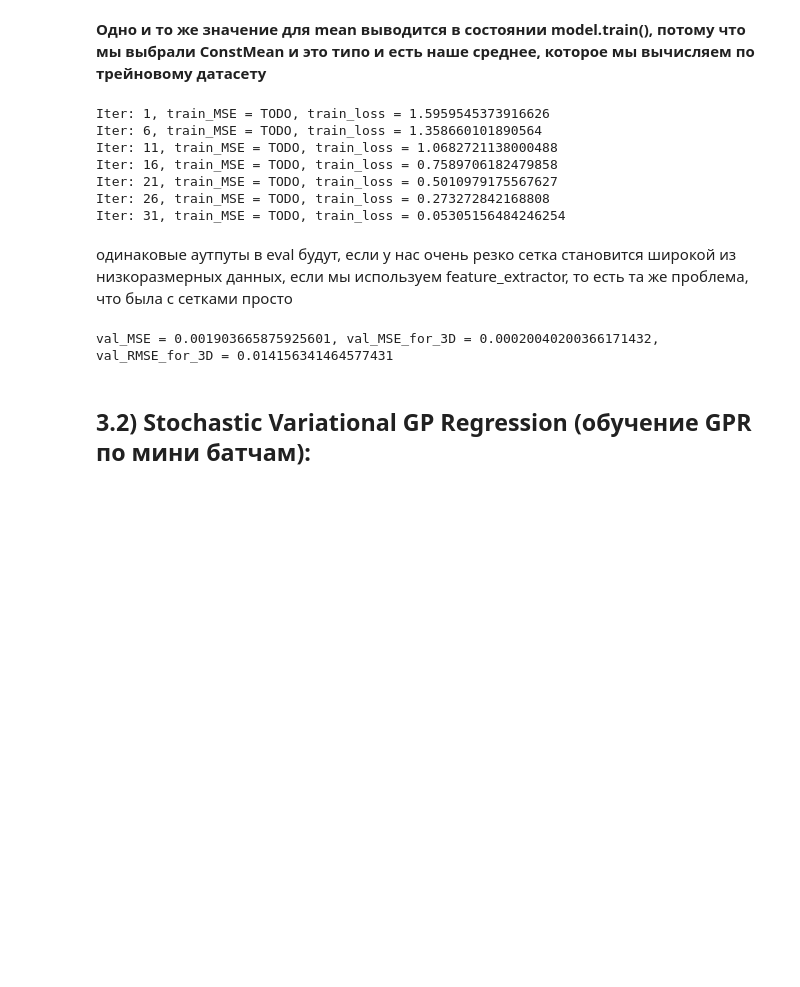
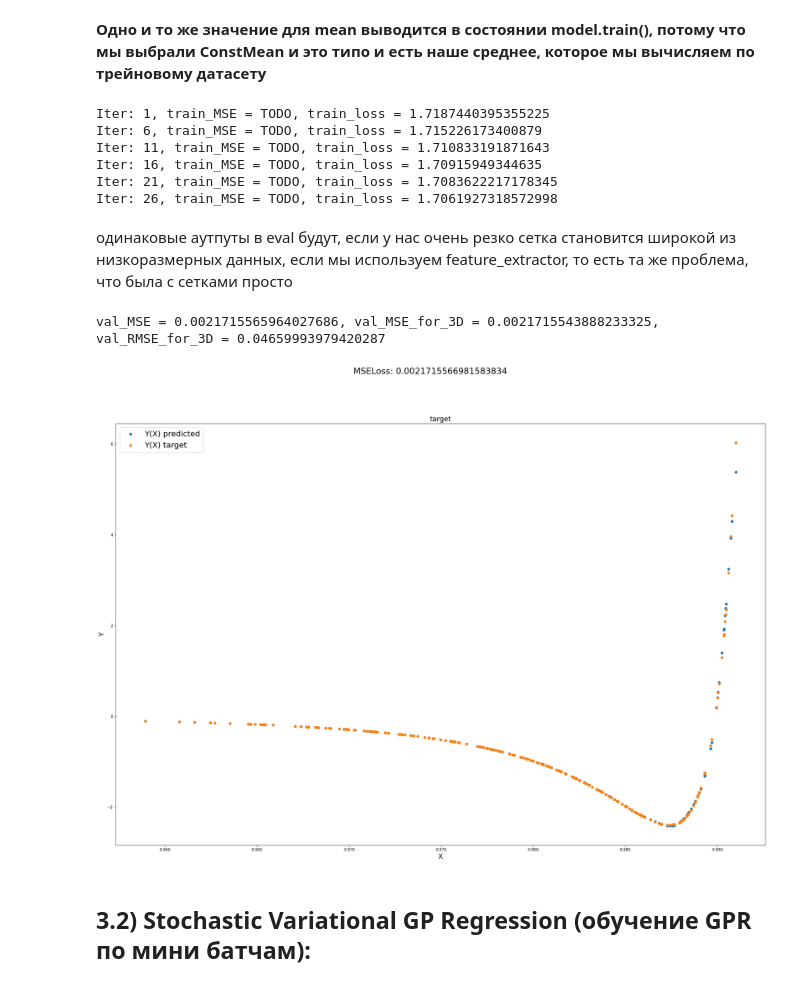
Before and after one commit to Alphonsce/Machine-learning-for-MD-project, a Jupyter notebook: python_notebook.ipynb, the cells around one changed output. Drawn from its saved outputs; the diff is of its cells as text; code cells hidden in the pictures; blank space fills up the shorter version.

```diff
--- a/python_notebook.ipynb
+++ b/python_notebook.ipynb
@@ -1295,7 +1361,7 @@ train_history = GP_train(
 
     loss_obj=NLL_loss,
 
-    training_iterations=35,
+    training_iterations=30,
 
     train_X=train_X,
     train_Y=train_Y,
@@ -1303,17 +1369,16 @@ train_history = GP_train(
     print_step=5
 )
 # %% [output]
-Iter: 1, train_MSE = TODO, train_loss = 1.5959545373916626
-Iter: 6, train_MSE = TODO, train_loss = 1.358660101890564
-Iter: 11, train_MSE = TODO, train_loss = 1.0682721138000488
-Iter: 16, train_MSE = TODO, train_loss = 0.7589706182479858
-Iter: 21, train_MSE = TODO, train_loss = 0.5010979175567627
-Iter: 26, train_MSE = TODO, train_loss = 0.273272842168808
-Iter: 31, train_MSE = TODO, train_loss = 0.05305156484246254
+Iter: 1, train_MSE = TODO, train_loss = 1.7187440395355225
+Iter: 6, train_MSE = TODO, train_loss = 1.715226173400879
+Iter: 11, train_MSE = TODO, train_loss = 1.710833191871643
+Iter: 16, train_MSE = TODO, train_loss = 1.70915949344635
+Iter: 21, train_MSE = TODO, train_loss = 1.7083622217178345
+Iter: 26, train_MSE = TODO, train_loss = 1.7061927318572998
 # %% [markdown]
 одинаковые аутпуты в eval будут, если у нас очень резко сетка становится широкой из низкоразмерных данных, если мы используем feature_extractor, то есть та же проблема, что была с сетками просто
 # %%
-mean, mean_3D = GP_eval(
+mean, mean_3D, lower, upper = GP_eval(
 
     likelihood=likelihood,
     model=model,
@@ -1328,7 +1393,53 @@ mean, mean_3D = GP_eval(
     val_Y_3D=val_Y_3D
 )
 # %% [output]
-val_MSE = 0.001903665875925601, val_MSE_for_3D = 0.00020040200366171432, val_RMSE_for_3D = 0.014156341464577431
+val_MSE = 0.0021715565964027686, val_MSE_for_3D = 0.0021715543888233325, val_RMSE_for_3D = 0.04659993979420287
+# %%
+def make_predictions_and_plot_GPR(model, likelihood, X_matrices=None, Y_target=None, figsize=(30, 20), fontsize=20, criterion=nn.MSELoss(), data=None, same_axis=False):
+    '''
+
+    Строит предсказанную и тагрет зависимости
+
+    Можно подавать либо отлельно X_matrices, Y_target либо подать датасет из тьюплов: (X, f_k_dim, f_3d, A_pinv)
+
+    Будет подаваться 3 итерируемых объекта: набор(батч или кусок датасета) из "матриц", предсказания, таргеты
+
+    '''
+
+    if CFG.K != 1:
+        return
+
+    if data:
+        X_matrices, Y_target, _, _ = list(map(lambda x: torch.stack(x), list(zip(*data))))
+        X_matrices = X_matrices.squeeze().detach()
+        Y_target = Y_target.squeeze().detach()
+
+    prediction_distr = likelihood(model(X_matrices))
+    lower, upper = prediction_distr.confidence_region()
+    Y_pred = prediction_distr.mean.squeeze().detach()
+    names = ['predicted', 'target']
+    Ys = [Y_pred, Y_target]
+
+    plt.figure(figsize=figsize)
+    fig = plt.gcf()
+    fig.suptitle(f'{criterion._get_name()}: {criterion(Y_pred, Y_target)}', fontsize=22)
+
+    for (i, name) in enumerate(names):
+        if not same_axis:
+            plt.subplot(1, 2, i + 1)
+        plt.scatter(X_matrices, Ys[i].squeeze(), label=f'Y(X) {name}')
+
+        plt.xlabel(f'X', fontsize=18)
+        plt.ylabel(f'Y', fontsize=18)
+        plt.legend(loc='best', fontsize=fontsize)
+        plt.title(f'{name}', fontsize=18)
+        plt.grid(alpha=0.4)
+
+    plt.show()
+# %%
+make_predictions_and_plot_GPR(model=model, likelihood=likelihood, data=val_data, same_axis=True)
+# %% [output]
+[figure, added]
 # %% [markdown]
 ## 3.2) Stochastic Variational GP Regression (обучение GPR по мини батчам):
 # %% [markdown]
```
Also changed, not shown: parts of 45 cells of this notebook, 10 other files.
